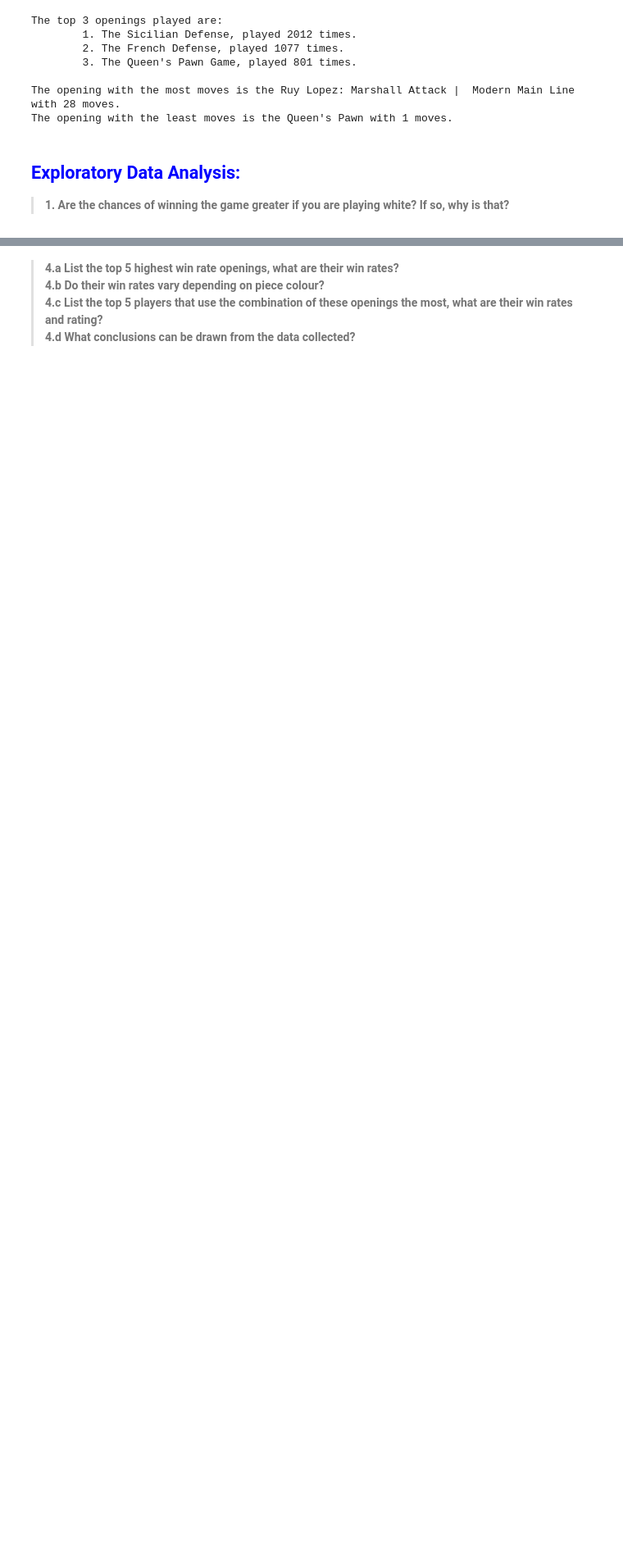
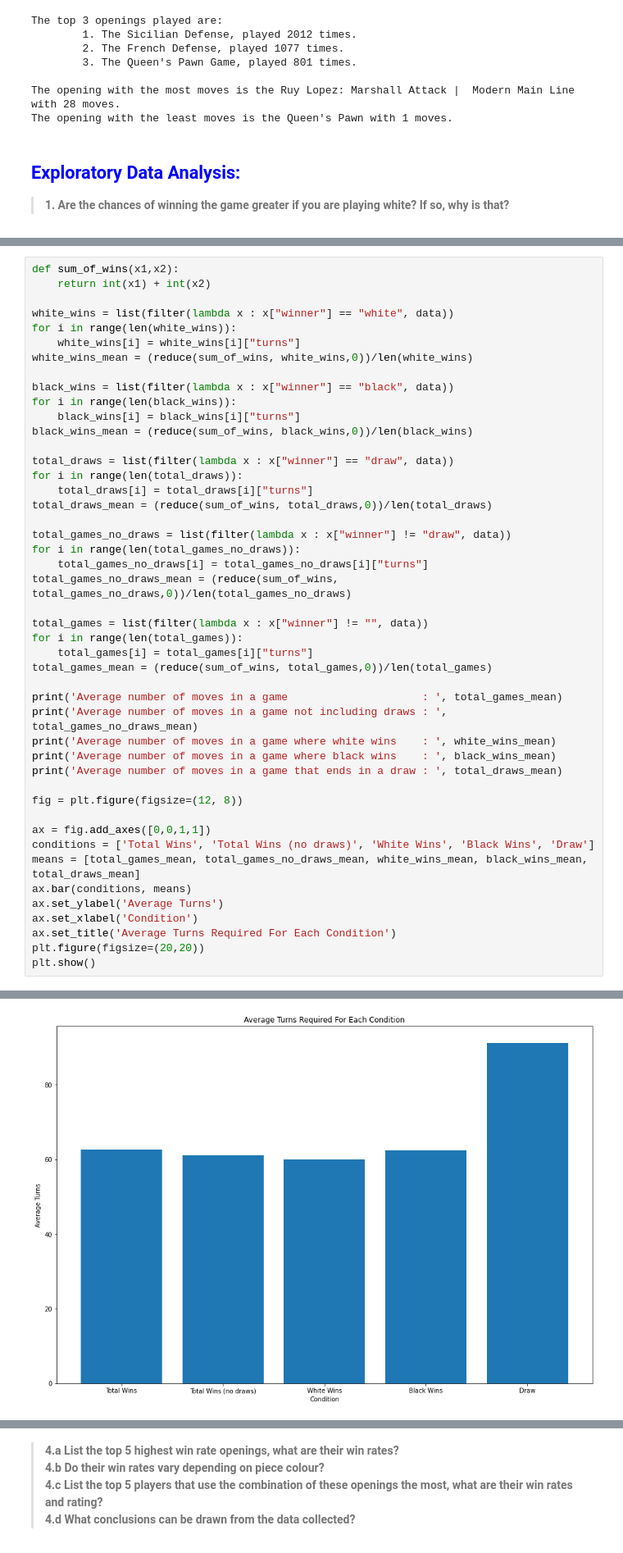
Before and after one commit to AldenCh/CSCI2000U-Final-Project, a Jupyter notebook: group-10-final-project.ipynb, the cells around one changed output, grey strips where cells are left out. Shown at 82% size. Drawn from its saved outputs; the diff is of its cells as text; blank space fills up the shorter version.

```diff
--- a/group-10-final-project.ipynb
+++ b/group-10-final-project.ipynb
@@ -344,0 +352,47 @@ The opening with the least moves is the Queen's Pawn with 1 moves.
+# %%
+def sum_of_wins(x1,x2):
+    return int(x1) + int(x2)
+
+white_wins = list(filter(lambda x : x["winner"] == "white", data))
+for i in range(len(white_wins)):
+    white_wins[i] = white_wins[i]["turns"]
+white_wins_mean = (reduce(sum_of_wins, white_wins,0))/len(white_wins)
+
+black_wins = list(filter(lambda x : x["winner"] == "black", data))
+for i in range(len(black_wins)):
+    black_wins[i] = black_wins[i]["turns"]
+black_wins_mean = (reduce(sum_of_wins, black_wins,0))/len(black_wins)
+
+total_draws = list(filter(lambda x : x["winner"] == "draw", data))
+for i in range(len(total_draws)):
+    total_draws[i] = total_draws[i]["turns"]
+total_draws_mean = (reduce(sum_of_wins, total_draws,0))/len(total_draws)
+
+total_games_no_draws = list(filter(lambda x : x["winner"] != "draw", data))
+for i in range(len(total_games_no_draws)):
+    total_games_no_draws[i] = total_games_no_draws[i]["turns"]
+total_games_no_draws_mean = (reduce(sum_of_wins, total_games_no_draws,0))/len(total_games_no_draws)
+
+total_games = list(filter(lambda x : x["winner"] != "", data))
+for i in range(len(total_games)):
+    total_games[i] = total_games[i]["turns"]
+total_games_mean = (reduce(sum_of_wins, total_games,0))/len(total_games)
+
+print('Average number of moves in a game                     : ', total_games_mean)
+print('Average number of moves in a game not including draws : ', total_games_no_draws_mean)
+print('Average number of moves in a game where white wins    : ', white_wins_mean)
+print('Average number of moves in a game where black wins    : ', black_wins_mean)
+print('Average number of moves in a game that ends in a draw : ', total_draws_mean)
+
+fig = plt.figure(figsize=(12, 8))
+
+ax = fig.add_axes([0,0,1,1])
+conditions = ['Total Wins', 'Total Wins (no draws)', 'White Wins', 'Black Wins', 'Draw']
+means = [total_games_mean, total_games_no_draws_mean, white_wins_mean, black_wins_mean, total_draws_mean]
+ax.bar(conditions, means)
+ax.set_ylabel('Average Turns')
+ax.set_xlabel('Condition')
+ax.set_title('Average Turns Required For Each Condition')
+plt.figure(figsize=(20,20))
+plt.show()
+# %% [output]
@@ -344,0 +404 @@ The opening with the least moves is the Queen's Pawn with 1 moves.
+[figure, added]
```
Also changed, not shown: parts of 5 cells of this notebook.
